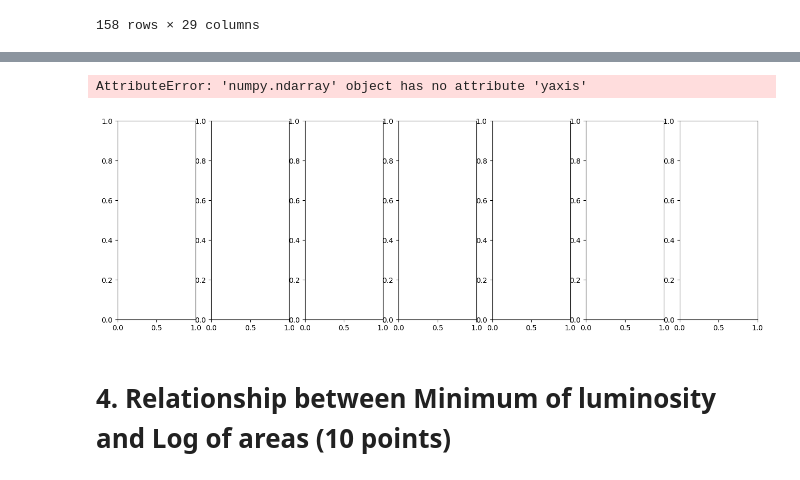
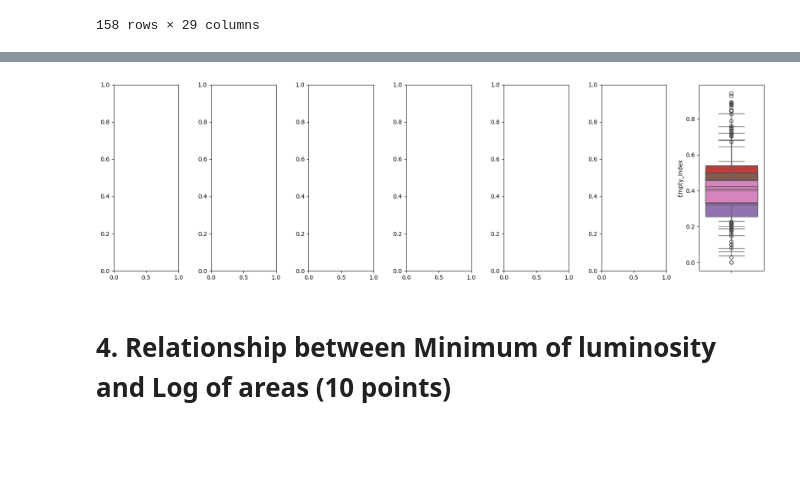
Before and after one commit to bok-h22/Django_example, a Jupyter notebook: DAEM_Midterm_practical_test.ipynb, the cells around one changed output, grey strips where cells are left out. Cells and saved outputs as stored; diff of their text form; code cells hidden in the pictures; blank space fills up the shorter version.

```diff
--- a/DAEM_Midterm_practical_test.ipynb
+++ b/DAEM_Midterm_practical_test.ipynb
@@ -156,15 +173,14 @@ data[data['Class'] == var]["Empty_Index"]
 # %%
 import matplotlib.pyplot as plt
 
 fig, ax = plt.subplots(1, len(data['Class'].value_counts()), figsize = (16, 5))
 for i, var in enumerate(data['Class'].value_counts().index.values):
-    sns.boxplot(data = data[data['Class'] == var]["Empty_Index"], ax = ax)
+    sns.boxplot(data[data['Class']==var]['Empty_Index'])
 
 plt.tight_layout()
 plt.show()
 # %% [output]
-AttributeError: 'numpy.ndarray' object has no attribute 'yaxis'
-[figure, old version]
+[figure, new version]
 # %% [markdown]
 # 4. Relationship between Minimum of luminosity and Log of areas (10 points)
 # %% [markdown]
```
Also changed, not shown: parts of 8 cells of this notebook.
